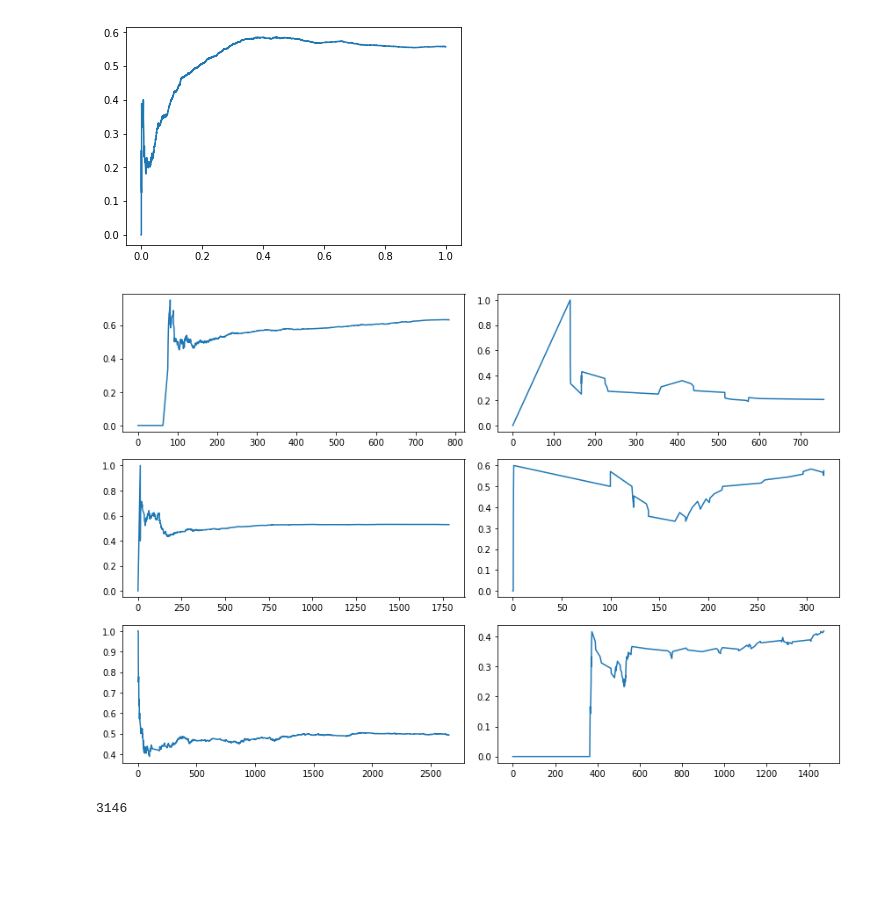
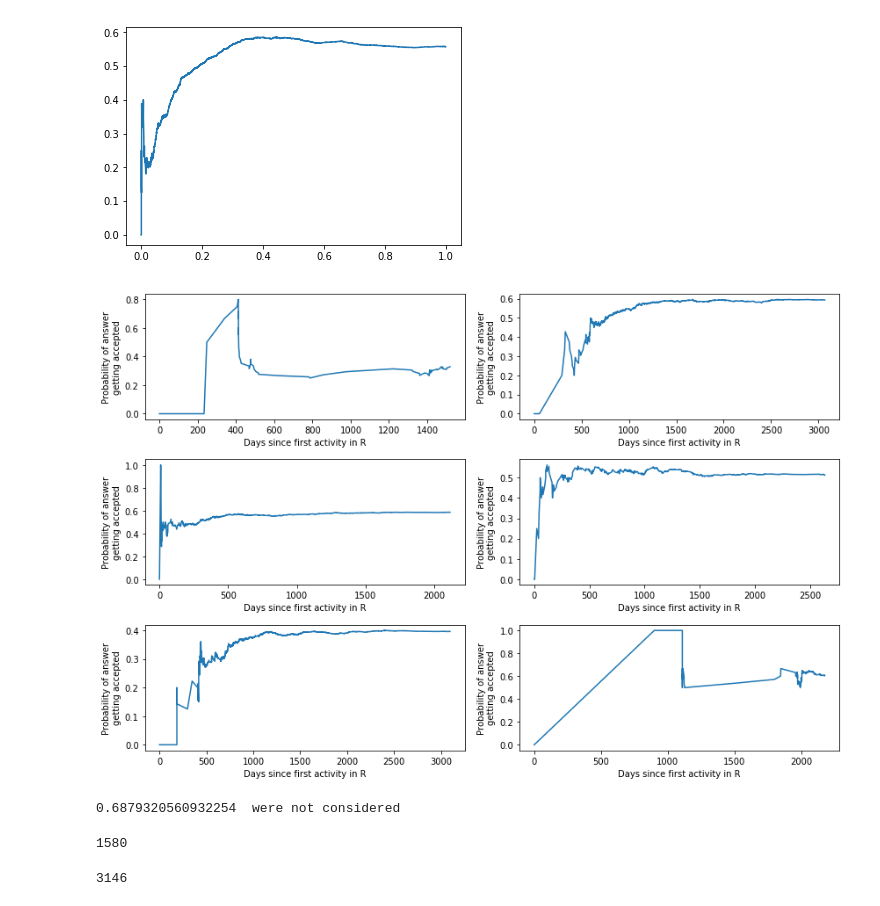
Before and after one commit to live-wire/overflow, a Jupyter notebook: Barbara_metrics.ipynb, the cells around one changed output. Cells and saved outputs as stored; diff of their text form; code cells hidden in the pictures; blank space fills up the shorter version.

Commit message:
last changes to exploratory R analysis prob of accepted

```diff
--- a/Barbara_metrics.ipynb
+++ b/Barbara_metrics.ipynb
@@ -224,18 +226,20 @@ plt.show()
 # %%
 #Now  let's look at some random users - just to check that they have similar curves
 import random
 r_users=summaryTableProbAccAnswer.loc[np.random.choice(summaryTableProbAccAnswer.index, 6)][" OwnerUserId"].tolist()
 plt.figure(figsize=(12,8))
 
 for i in range(0,6):
     user=r_users[i]
     plt.subplot(3,2,i+1)
+    plt.xlabel("Days since first activity in R")
+    plt.ylabel("Probability of answer\ngetting accepted")
     plt.plot(summaryTableProbAccAnswer.loc[summaryTableProbAccAnswer[" OwnerUserId"]==user]["DifferenceNumerator"].tolist(),summaryTableProbAccAnswer.loc[summaryTableProbAccAnswer[" OwnerUserId"]==user]["ProbAccAnswer"].tolist())
     plt.tight_layout()
 
 plt.show()
 # %% [output]
-[figure, old version]
+[figure, new version]
 # %%
 # Using all users - aggregate: some modules are needed for the interpolation
 import numpy as np
@@ -270,3 +274,11 @@ for user in users:
+# %%
+print((len(users)-consUsers)/len(users), " were not considered")
+# %% [output]
+0.6879320560932254  were not considered
+# %%
+consUsers
+# %% [output]
+1580
 # %%
 #Remove timepoints which have less than a threshold number of users
 threshUsers=100
```
Also changed, not shown: parts of 15 cells of this notebook.
